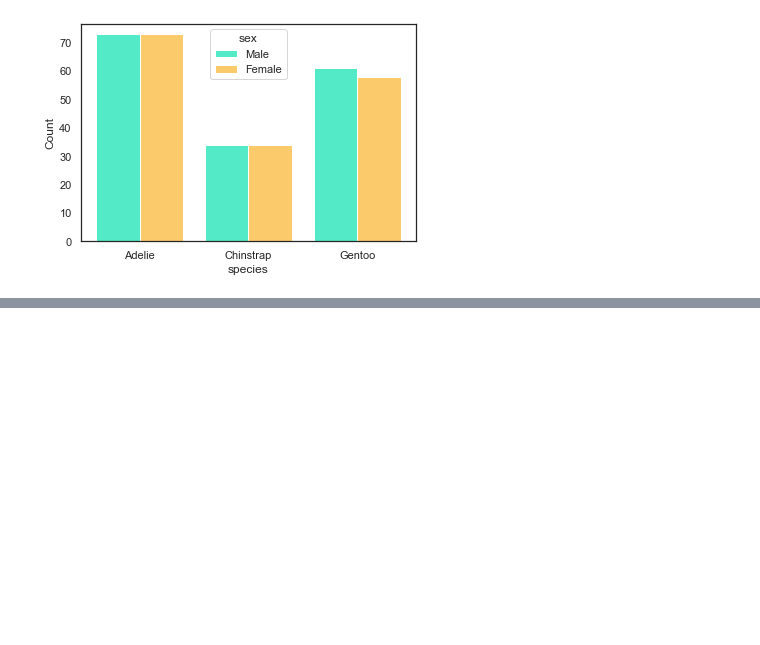
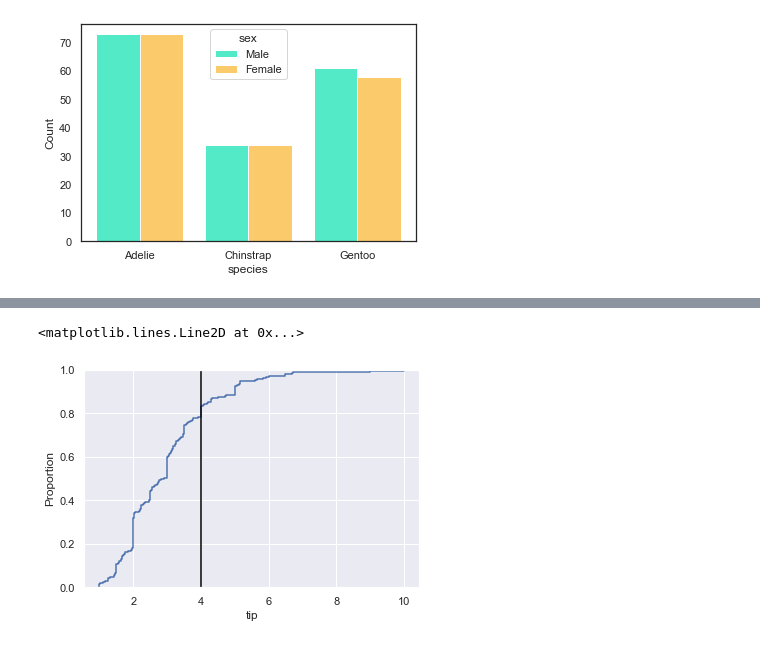
Before and after one commit to sinchan-s/everything_data_science, a Jupyter notebook: Seaborn tuts.ipynb, the cells around one changed output, grey strips where cells are left out. Cells and saved outputs as stored; diff of their text form; code cells hidden in the pictures; blank space fills up the shorter version.

```diff
--- a/Seaborn tuts.ipynb
+++ b/Seaborn tuts.ipynb
@@ -184,0 +220,6 @@ sns.histplot(x='species', hue='sex', multiple='dodge', data=penguins,
+# %%
+sns.ecdfplot(x='tip', data=tips)
+plt.axvline(4, c="black")
+# %% [output]
+<matplotlib.lines.Line2D at 0x...>
+[figure, added]
```
Also changed, not shown: parts of 37 cells of this notebook.
